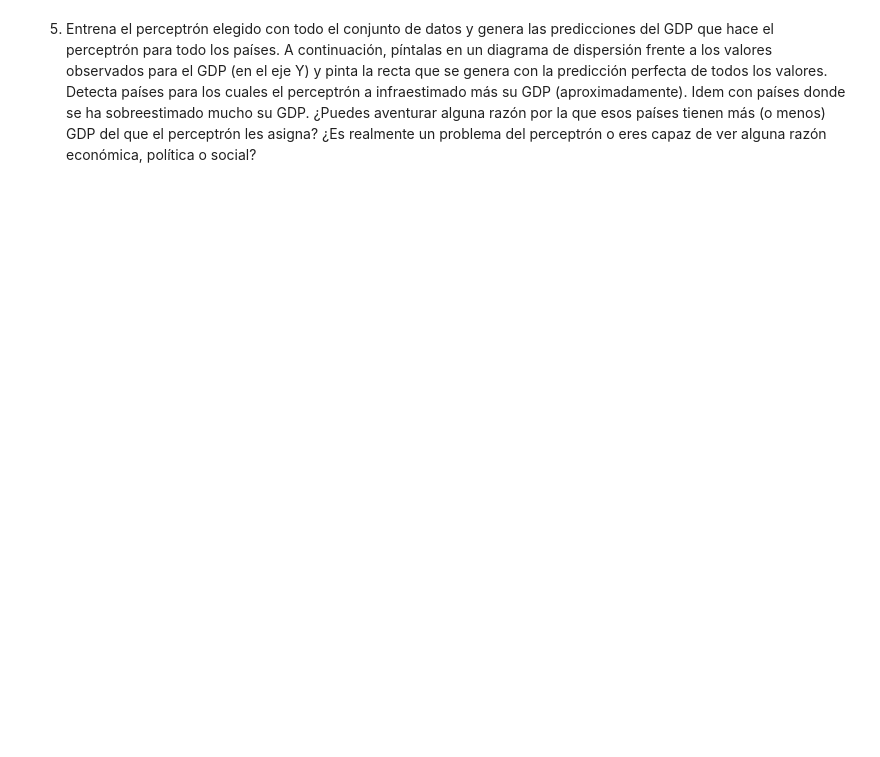
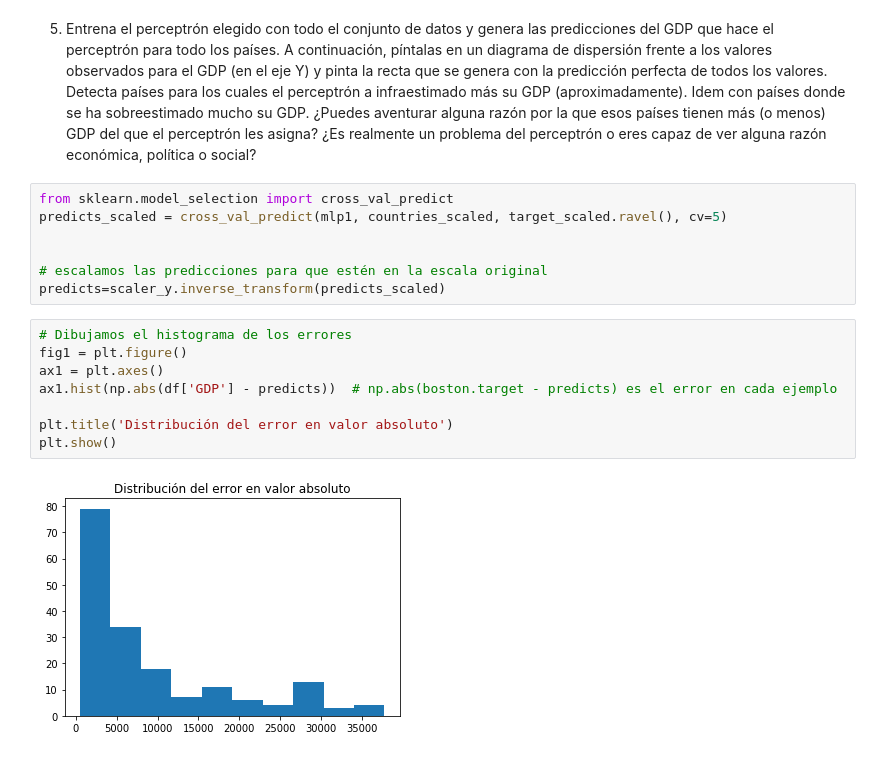
Before and after one commit to diegoambite/IA2, a Jupyter notebook: Práctica 1.3 IA2.ipynb, the cells around one changed output. Drawn from its saved outputs; the diff is of its cells as text; blank space fills up the shorter version.

```diff
--- a/Práctica 1.3 IA2.ipynb
+++ b/Práctica 1.3 IA2.ipynb
@@ -208,3 +359,20 @@ Asegúrate de que no salen warnings indicando que no se ha alcanzado la converge
 5. Entrena el perceptrón elegido con todo el conjunto de datos y genera las predicciones del GDP que hace el perceptrón para todo los países.
 A continuación, píntalas en un diagrama de dispersión frente a los valores observados para el GDP (en el eje Y) y pinta la recta que se genera con la predicción perfecta de todos los valores.
 Detecta países para los cuales el perceptrón a infraestimado más su GDP (aproximadamente). Idem con países donde se ha sobreestimado mucho su GDP. ¿Puedes aventurar alguna razón por la que esos países tienen más (o menos) GDP del que el perceptrón les asigna? ¿Es realmente un problema del perceptrón o eres capaz de ver alguna razón económica, política o social?
+# %%
+from sklearn.model_selection import cross_val_predict
+predicts_scaled = cross_val_predict(mlp1, countries_scaled, target_scaled.ravel(), cv=5)
+
+
+# escalamos las predicciones para que estén en la escala original
+predicts=scaler_y.inverse_transform(predicts_scaled)
+# %%
+# Dibujamos el histograma de los errores
+fig1 = plt.figure()
+ax1 = plt.axes()
+ax1.hist(np.abs(df['GDP'] - predicts))  # np.abs(boston.target - predicts) es el error en cada ejemplo
+
+plt.title('Distribución del error en valor absoluto')
+plt.show()
+# %% [output]
+[figure, added]
```
Also changed, not shown: parts of 15 cells of this notebook.
